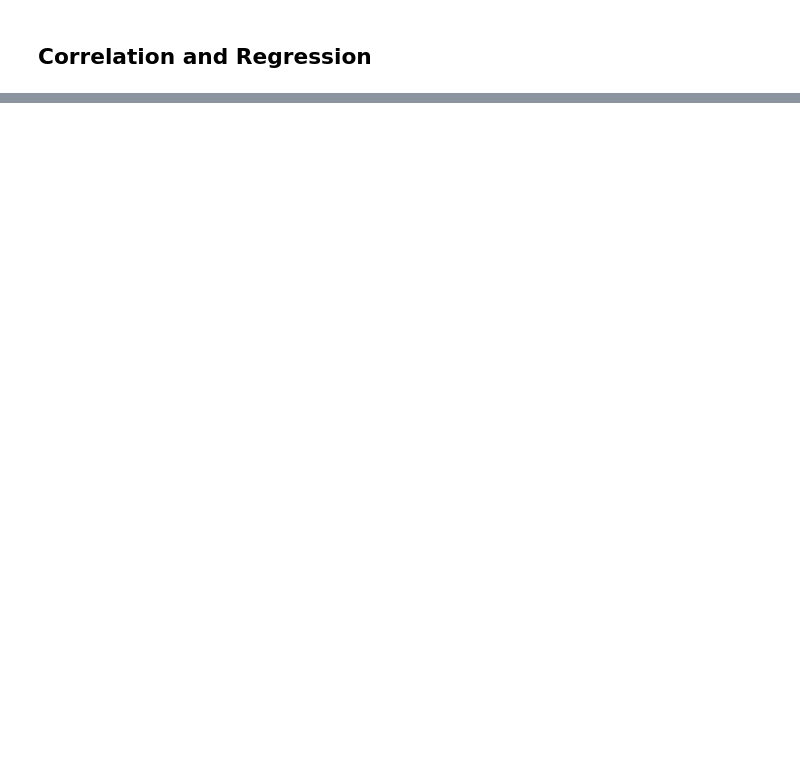
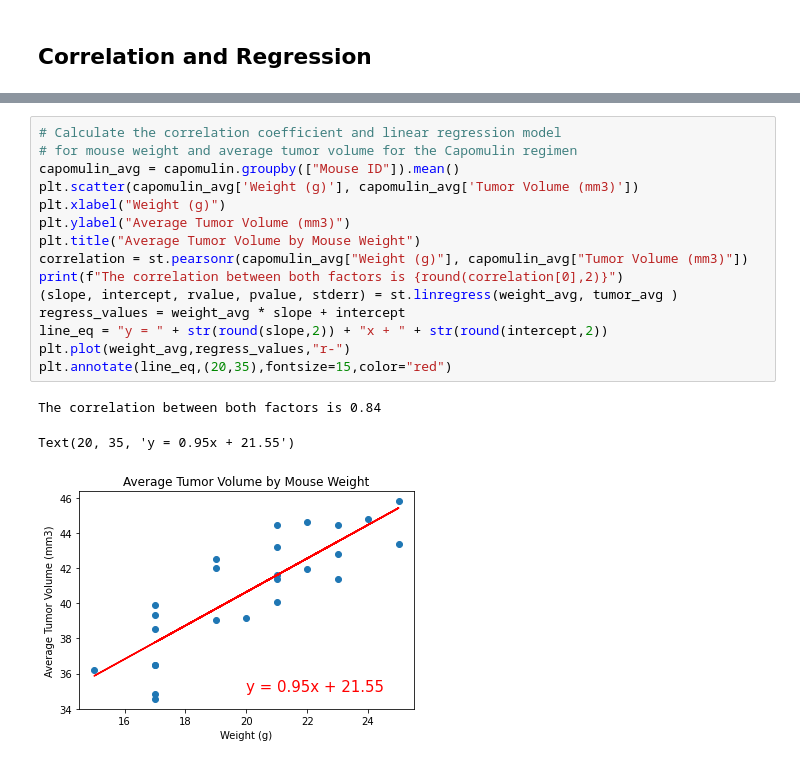
Before and after one commit to arriova16/Matplotlib-Homework, a Jupyter notebook: Pymaceuticals/pymaceuticals_starter.ipynb, the cells around one changed output, grey strips where cells are left out. Drawn from its saved outputs; the diff is of its cells as text; blank space fills up the shorter version.

```diff
--- a/Pymaceuticals/pymaceuticals_starter.ipynb
+++ b/Pymaceuticals/pymaceuticals_starter.ipynb
@@ -291,0 +278,19 @@ Text(0.5, 1.0, 'Average Tumor Volume vs Mouse Weight for Capomulin')
+# %%
+# Calculate the correlation coefficient and linear regression model
+# for mouse weight and average tumor volume for the Capomulin regimen
+capomulin_avg = capomulin.groupby(["Mouse ID"]).mean()
+plt.scatter(capomulin_avg['Weight (g)'], capomulin_avg['Tumor Volume (mm3)'])
+plt.xlabel("Weight (g)")
+plt.ylabel("Average Tumor Volume (mm3)")
+plt.title("Average Tumor Volume by Mouse Weight")
+correlation = st.pearsonr(capomulin_avg["Weight (g)"], capomulin_avg["Tumor Volume (mm3)"])
+print(f"The correlation between both factors is {round(correlation[0],2)}")
+(slope, intercept, rvalue, pvalue, stderr) = st.linregress(weight_avg, tumor_avg )
+regress_values = weight_avg * slope + intercept
+line_eq = "y = " + str(round(slope,2)) + "x + " + str(round(intercept,2))
+plt.plot(weight_avg,regress_values,"r-")
+plt.annotate(line_eq,(20,35),fontsize=15,color="red")
+# %% [output]
+The correlation between both factors is 0.84
+Text(20, 35, 'y = 0.95x + 21.55')
+[figure, added]
```
Also changed, not shown: parts of 7 cells of this notebook.
